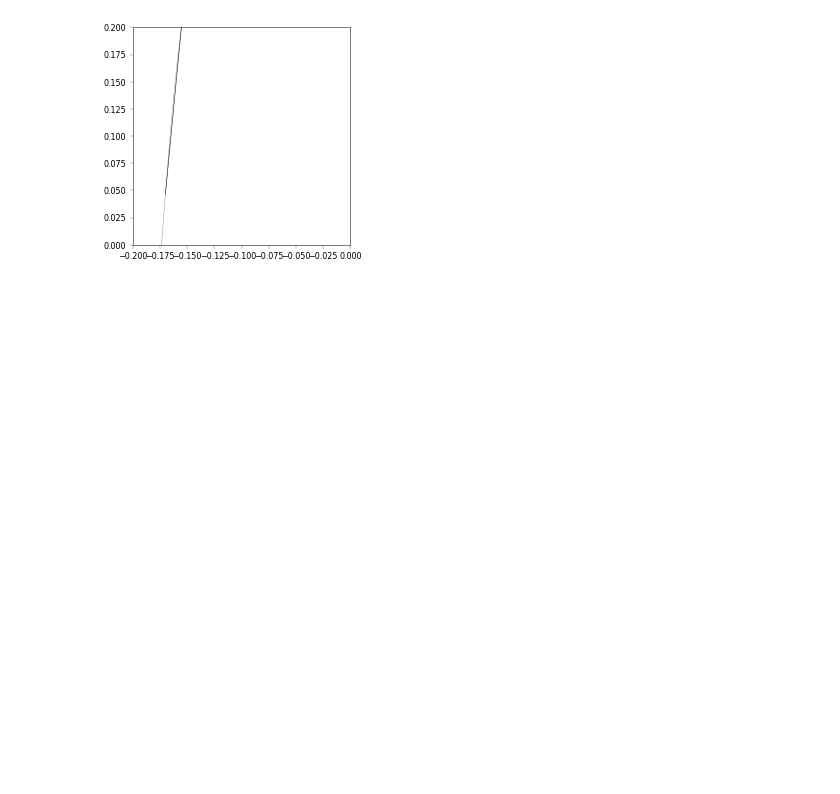
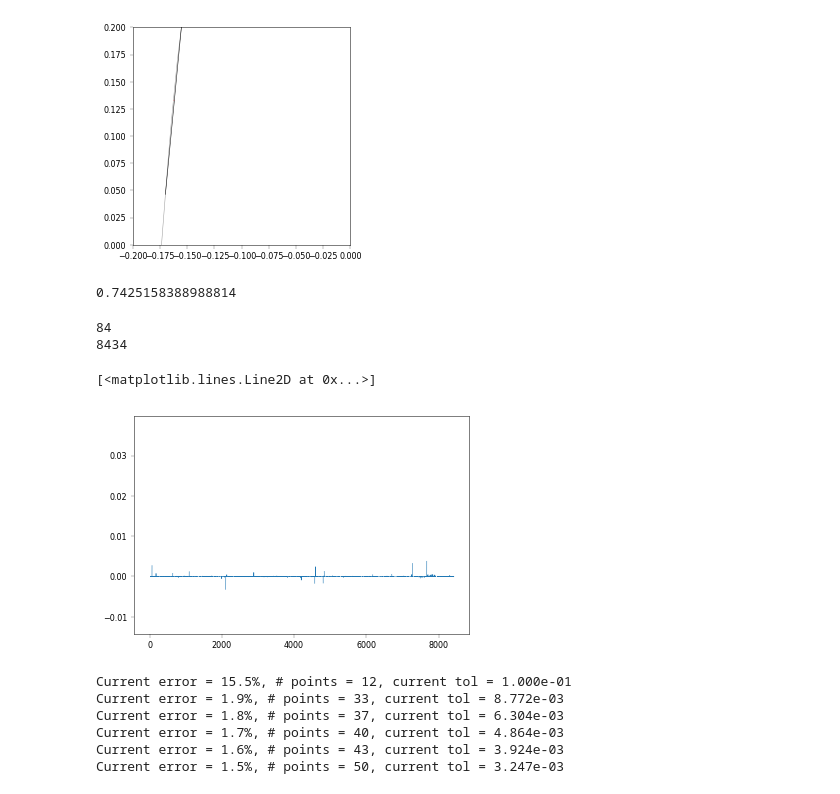
Before and after one commit to ahartloper/rlmtp, a Jupyter notebook: docs/downsampler/ds_procedure.ipynb, the cells around one changed output. Saved outputs shown, nothing was run; the diff lists cells and outputs as text; code cells hidden in the pictures; blank space fills up the shorter version.

```diff
--- a/docs/downsampler/ds_procedure.ipynb
+++ b/docs/downsampler/ds_procedure.ipynb
@@ -130,3 +134,31 @@ plt.gca().set_aspect('equal')
 # %% [output]
 [figure]
 [figure]
+# %%
+# record errors
+
+ds_error = downsample_error(np.array(data[['e_true', 'Sigma_true']]), ind_final)
+print(ds_error * 100.)
+# %% [output]
+0.7425158388988814
+# %%
+print(len(ind_final))
+print(len(data))
+# %% [output]
+84
+8434
+# %%
+t = data['Time[s]']
+
+de1 = np.diff(e) / np.diff(t)
+de2 = np.array([0.0] + list(np.diff(e, 2) / np.diff(t, 2)))
+ds1 = np.diff(s) / np.diff(t)
+ds2 = np.array([0.0] + list(np.diff(s, 2) / np.diff(t, 2)))
+
+k = (de1 * ds2 - ds1 * de2) / (de2 + ds2) ** (3/2)
+# %%
+plt.figure()
+plt.plot(k)
+# %% [output]
+[<matplotlib.lines.Line2D at 0x...>]
+[figure, added]
@@ -132,0 +193,17 @@ plt.gca().set_aspect('equal')
+# %%
+import rdp
+# scale_mat = np.array([[e_range ** 2, 0], [0, s_range ** 2]])
+scale_mat = np.array([[1/e_range**2, 0], [0, 1/s_range**2]])
+def dist_fun(point, start, end):
+    return my_dist(scale_mat, point, start, end)
+
+# ind_rdp = rdp.rdp(pos, epsilon=0.001, return_mask=True, dist=dist_fun)
+# ind_rdp = rdp.rdp(pos2, epsilon=0.001, return_mask=True)
+ind_loop = downsample_loop(pos2, 0.015)
+# %% [output]
+Current error = 15.5%, # points = 12, current tol = 1.000e-01
+Current error = 1.9%, # points = 33, current tol = 8.772e-03
+Current error = 1.8%, # points = 37, current tol = 6.304e-03
+Current error = 1.7%, # points = 40, current tol = 4.864e-03
+Current error = 1.6%, # points = 43, current tol = 3.924e-03
+Current error = 1.5%, # points = 50, current tol = 3.247e-03
```
Also changed, not shown: parts of 14 cells of this notebook, 1 other file.
